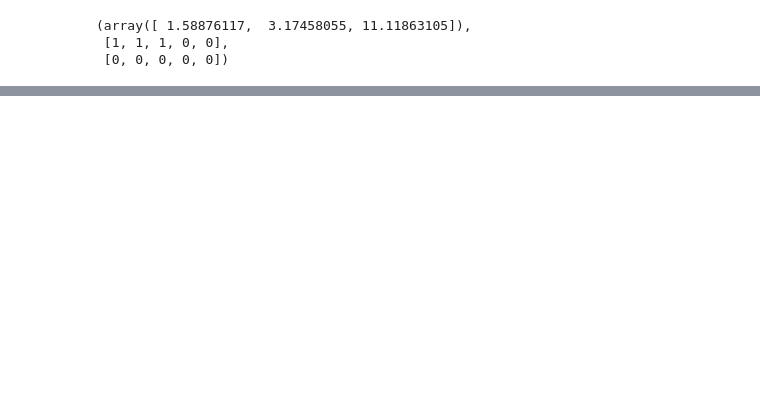
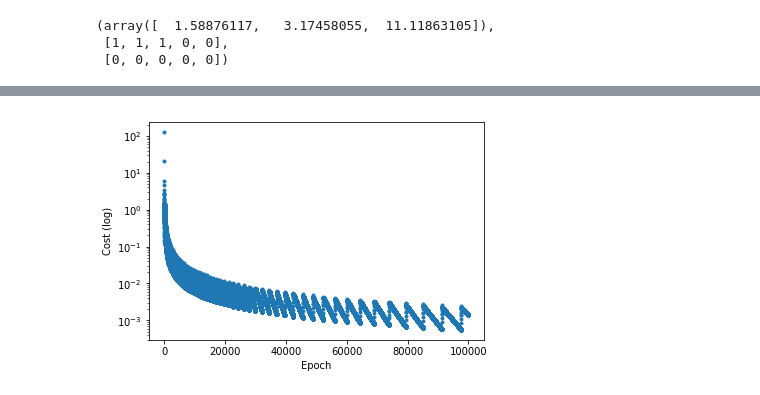
Before and after one commit to utensil/julia-playground, a Jupyter notebook: dl/hello_svm.ipynb, the cells around one changed output, grey strips where cells are left out. Cells and saved outputs as stored; diff of their text form; code cells hidden in the pictures; blank space fills up the shorter version.

```diff
--- a/dl/hello_svm.ipynb
+++ b/dl/hello_svm.ipynb
@@ -327,2 +290,21 @@ w, costs[:5], costs[-5:]
  [1, 1, 1, 0, 0],
  [0, 0, 0, 0, 0])
+# %%
+x = np.array([[-2,4,-1], [4,1,-1], [1, 6, -1], [2, 4, -1], [6, 2, -1]])
+t = np.array([-1, -1, 1, 1, 1])
+learning_rate = 1; nb_of_iterations = 100000; n_samples, n_features = x.shape; w = np.zeros(n_features); costs = []
+
+def nn(x, w): return np.sign(np.dot(x, w)).astype(int)
+def cost(y, t, w, ld): return max(1 - t * np.dot(x, w), 0) + ld * (np.linalg.norm(w, ord=2) ** 2)
+def is_misclassified(w, x, t): return (t * np.dot(x, w) < 1).astype(int)
+def gradient(w, x, t, ld): return 2 * ld * w - x * t * is_misclassified(w, x, t)
+
+for epoch in range(1, nb_of_iterations):
+    ld = 1 / epoch
+    error = 0
+    for i, x_ in enumerate(x):
+        w = w - learning_rate * gradient(w, x[i], t[i], ld)
+        # costs.append(cost(nn(x, w), t, w, ld))
+        if is_misclassified(w, x[i], t[i]):
+            error = 1
+    costs.append(error)
@@ -328,0 +317,19 @@ w, costs[:5], costs[-5:]
+# %%
+x = np.array([[-2,4,-1], [4,1,-1], [1, 6, -1], [2, 4, -1], [6, 2, -1]])
+t = np.array([-1, -1, 1, 1, 1])
+learning_rate = 1; nb_of_iterations = 100000; n_samples, n_features = x.shape; w = np.zeros(n_features)
+
+def nn(x, w): return np.sign(np.dot(x, w)).astype(int)
+def cost(w, x, t, ld): return max(1 - t * np.dot(x, w), 0) + ld * (np.linalg.norm(w, ord=2) ** 2)
+def is_misclassified(w, x, t): return (t * np.dot(x, w) < 1).astype(int)
+def gradient(w, x, t, ld): return 2 * ld * w - x * t * is_misclassified(w, x, t)
+
+costs = []
+for epoch in range(1, nb_of_iterations):
+    ld = 1 / epoch; error = 0
+    for i, x_ in enumerate(x):
+        w = w - learning_rate * gradient(w, x[i], t[i], ld)
+        error = cost(w, x[i], t[i], ld)
+    costs.append(error)
+
+w, costs[:5], costs[-5:]
@@ -328,0 +348,8 @@ w, costs[:5], costs[-5:]
+# %%
+plt.plot(costs, '.')
+plt.xlabel('Epoch')
+plt.ylabel('Cost (log)')
+plt.yscale('log')
+plt.show()
+# %% [output]
+[figure, added]
```
Also changed, not shown: parts of 21 cells of this notebook.
